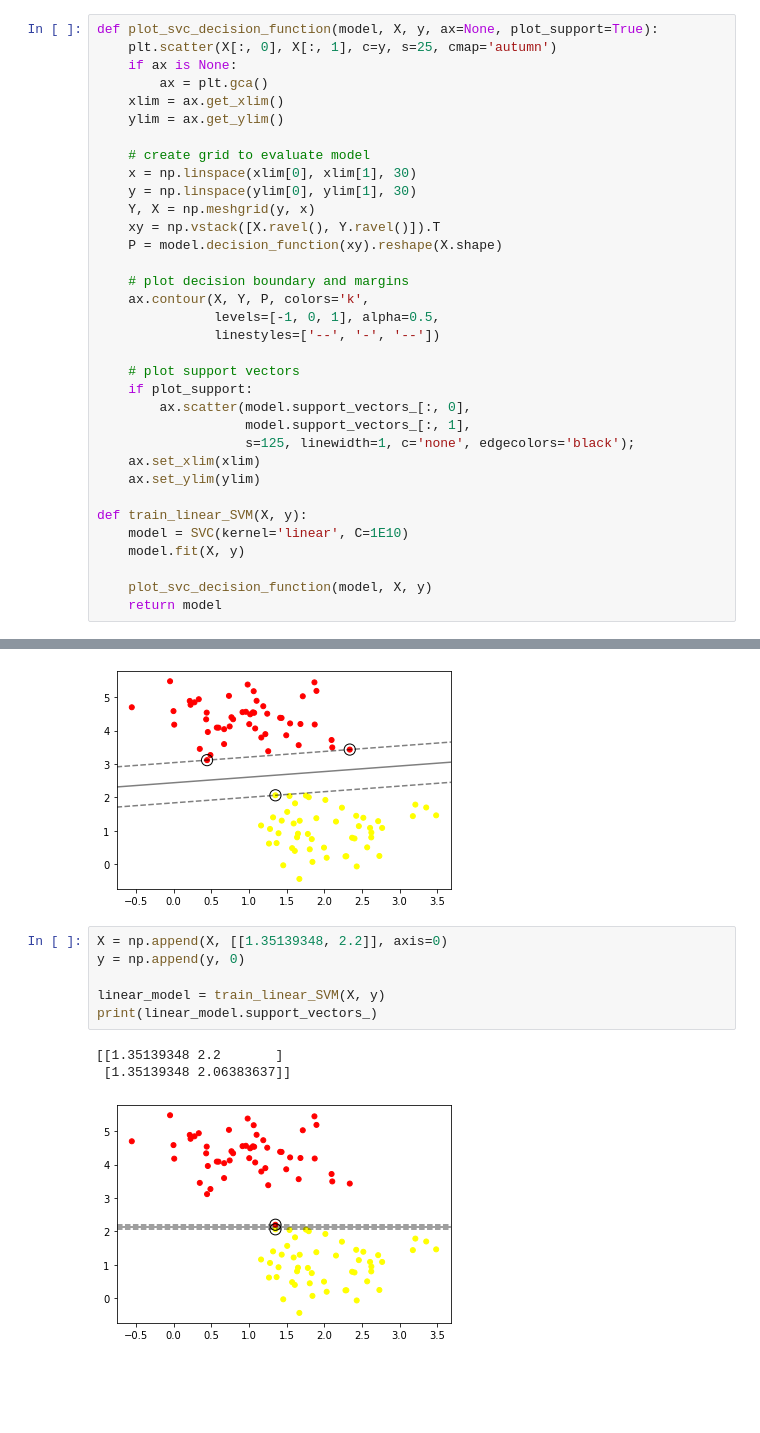
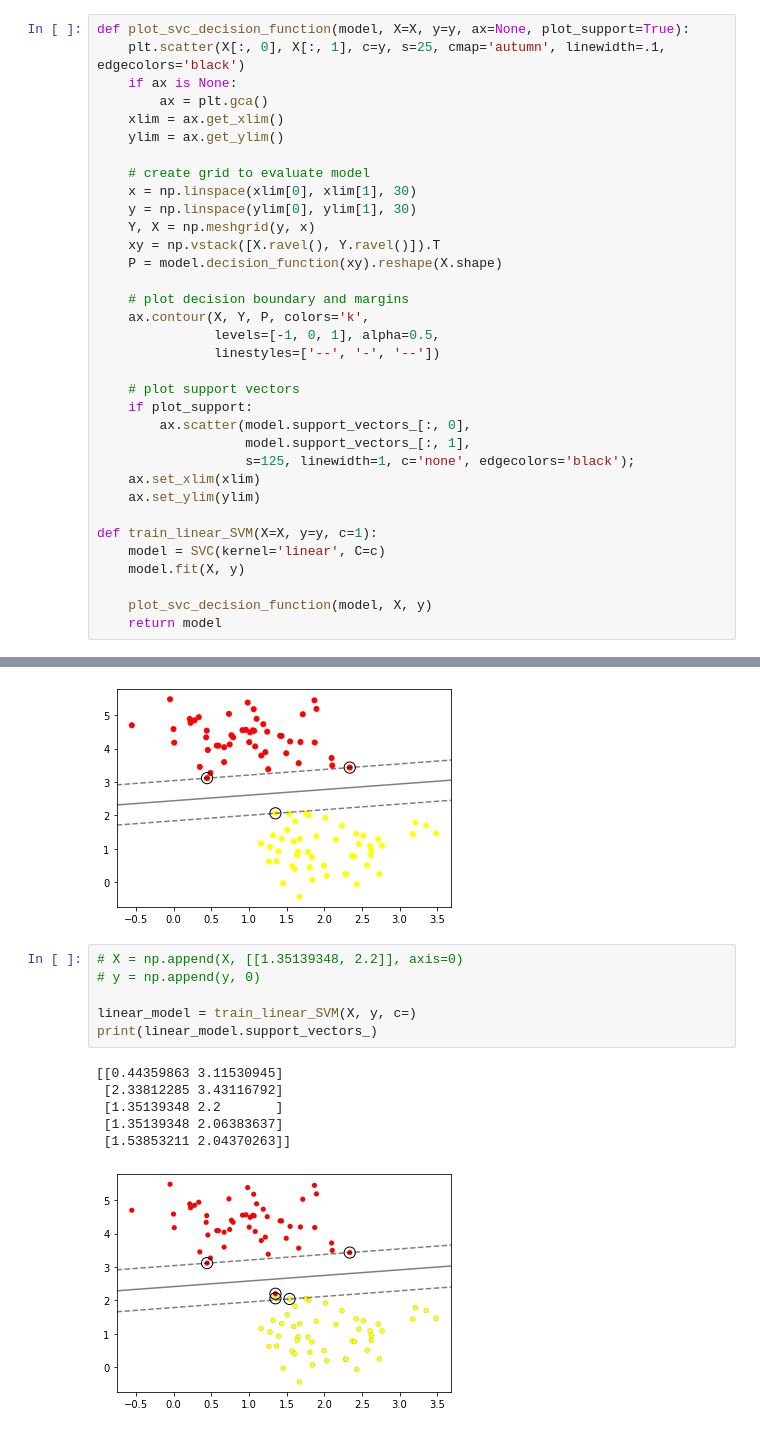
Before and after one commit to 37khalil/SVM-Implementation, a Jupyter notebook: Car_SVM_Classification.ipynb, the cells around one changed output, grey strips where cells are left out. Drawn from its saved outputs; the diff is of its cells as text; blank space fills up the shorter version.

```diff
--- a/Car_SVM_Classification.ipynb
+++ b/Car_SVM_Classification.ipynb
@@ -30,8 +31,8 @@ plt.scatter(X[:, 0], X[:, 1], c=y, s=25, cmap='autumn')
 <matplotlib.collections.PathCollection at 0x...>
 [figure]
 # %%
-def plot_svc_decision_function(model, X, y, ax=None, plot_support=True):
-    plt.scatter(X[:, 0], X[:, 1], c=y, s=25, cmap='autumn')
+def plot_svc_decision_function(model, X=X, y=y, ax=None, plot_support=True):
+    plt.scatter(X[:, 0], X[:, 1], c=y, s=25, cmap='autumn', linewidth=.1, edgecolors='black')
     if ax is None:
         ax = plt.gca()
     xlim = ax.get_xlim()
@@ -57,8 +58,8 @@ def plot_svc_decision_function(model, X, y, ax=None, plot_support=True):
     ax.set_xlim(xlim)
     ax.set_ylim(ylim)
 
-def train_linear_SVM(X, y):
-    model = SVC(kernel='linear', C=1E10)
+def train_linear_SVM(X=X, y=y, c=1):
+    model = SVC(kernel='linear', C=c)
     model.fit(X, y)
 
     plot_svc_decision_function(model, X, y)
@@ -72,12 +73,15 @@ print(linear_model.support_vectors_)
  [1.35139348 2.06383637]]
 [figure]
 # %%
-X = np.append(X, [[1.35139348, 2.2]], axis=0)
-y = np.append(y, 0)
+# X = np.append(X, [[1.35139348, 2.2]], axis=0)
+# y = np.append(y, 0)
 
-linear_model = train_linear_SVM(X, y)
+linear_model = train_linear_SVM(X, y, c=)
 print(linear_model.support_vectors_)
 # %% [output]
-[[1.35139348 2.2       ]
- [1.35139348 2.06383637]]
+[[0.44359863 3.11530945]
+ [2.33812285 3.43116792]
+ [1.35139348 2.2       ]
+ [1.35139348 2.06383637]
+ [1.53853211 2.04370263]]
-[figure, old version]
+[figure, new version]
```
Also changed, not shown: parts of 7 cells of this notebook.
